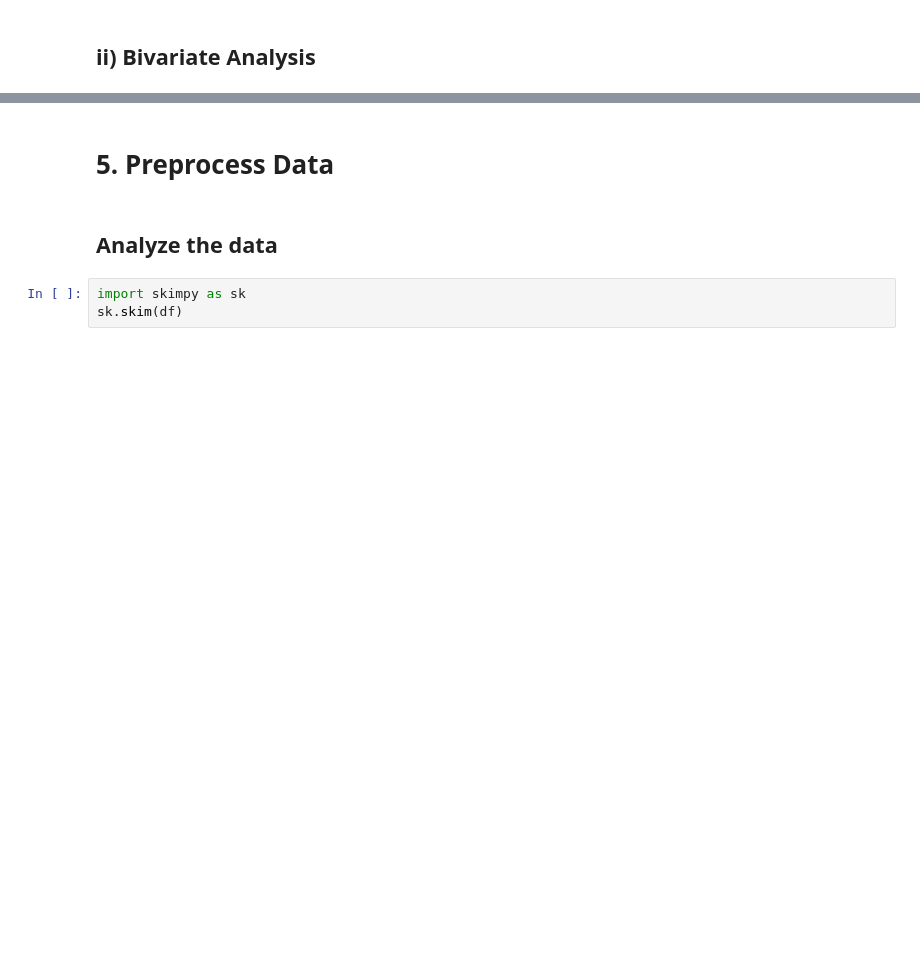
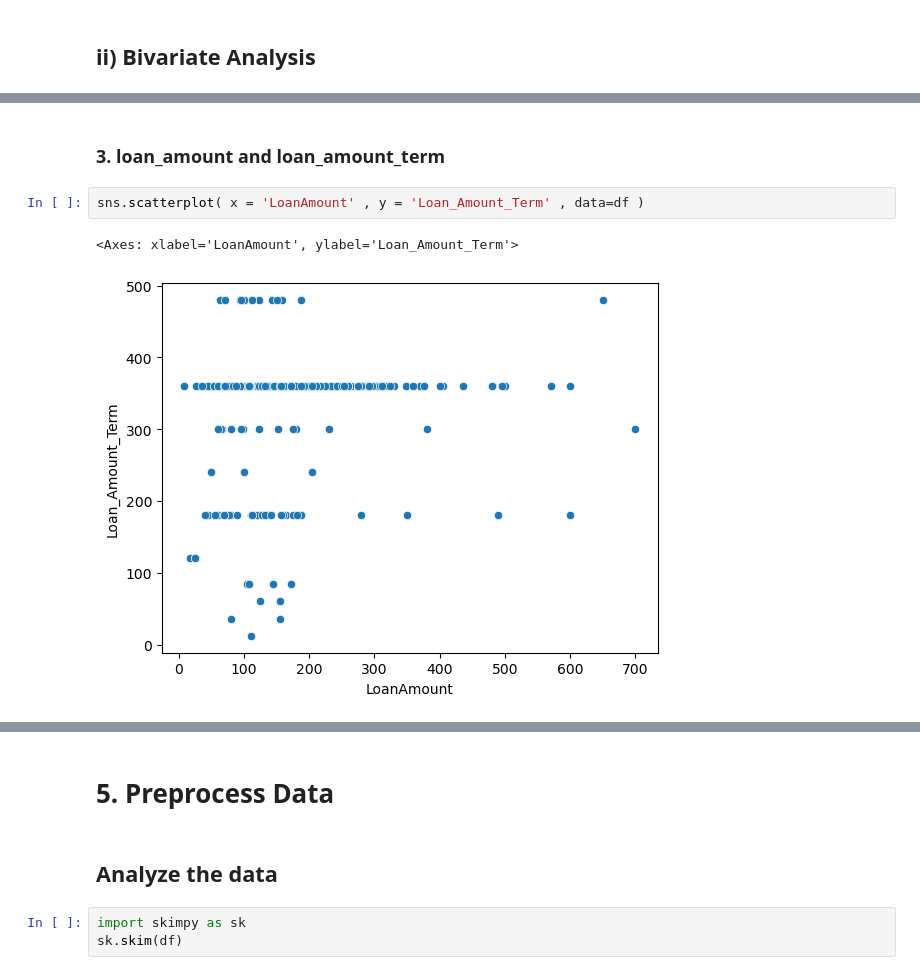
Before and after one commit to Triakshan/MLG382--Project1-Group-C-, a Jupyter notebook: MLG382- Project 1- Group C/notebooks/src/project_1-group_c.ipynb, the cells around one changed output, grey strips where cells are left out. Drawn from its saved outputs; the diff is of its cells as text; blank space fills up the shorter version.

```diff
--- a/MLG382- Project 1- Group C/notebooks/src/project_1-group_c.ipynb
+++ b/MLG382- Project 1- Group C/notebooks/src/project_1-group_c.ipynb
@@ -185,0 +164,7 @@ plt.show()
+# %% [markdown]
+### 3. loan_amount and loan_amount_term
+# %%
+sns.scatterplot( x = 'LoanAmount' , y = 'Loan_Amount_Term' , data=df )
+# %% [output]
+<Axes: xlabel='LoanAmount', ylabel='Loan_Amount_Term'>
+[figure, added]
```
Also changed, not shown: parts of 27 cells of this notebook, 1 other file.
